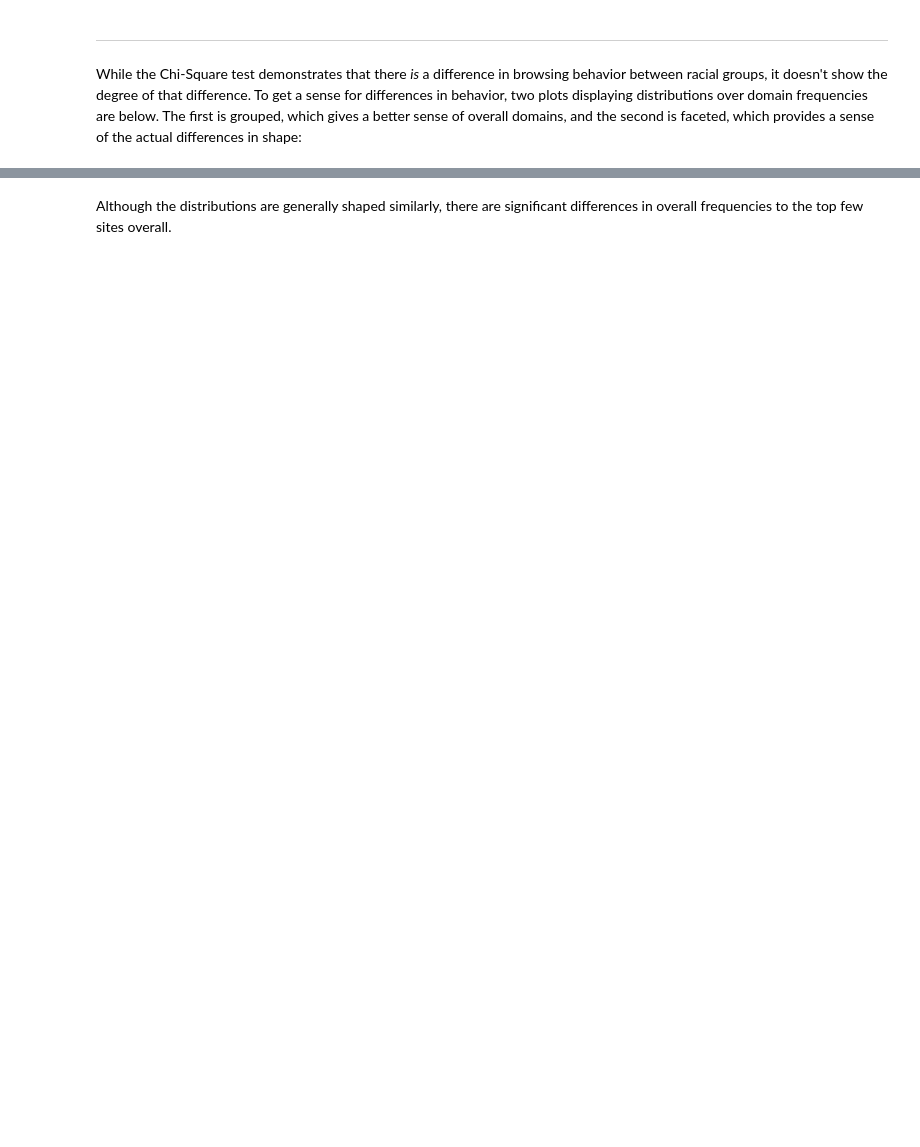
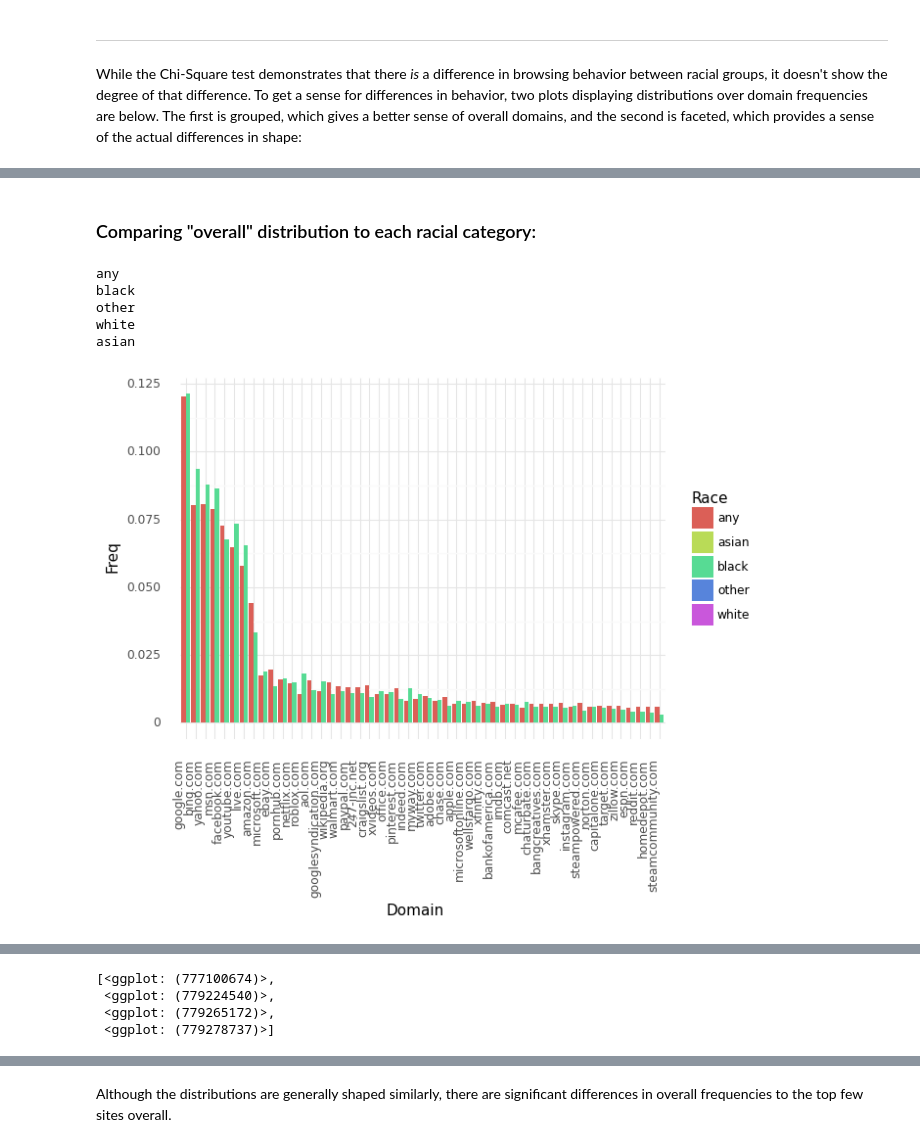
Before and after one commit to aberke/floc-analysis, a Jupyter notebook: notebooks/sensitivity-by-race-by-domain-visit-frequency.ipynb, the cells around one changed output, grey strips where cells are left out. Saved outputs shown, nothing was run; the diff lists cells and outputs as text; code cells hidden in the pictures; blank space fills up the shorter version.

```diff
--- a/notebooks/sensitivity-by-race-by-domain-visit-frequency.ipynb
+++ b/notebooks/sensitivity-by-race-by-domain-visit-frequency.ipynb
@@ -232,0 +284,25 @@ While the Chi-Square test demonstrates that there *is* a difference in browsing
+# %% [markdown]
+### Comparing "overall" distribution to each racial category:
+# %%
+plots = []
+for race in plot_df.race.unique():
+    print(race)
+
+    if race != 'any':
+        plots.append((plot_df
+         .query('race == @race | race == "any"')
+         .pipe(lambda x:
+             ggplot(x, aes(x='reorder(domain, -p)', y='p', fill='race')) +
+             geom_bar(stat='identity', position='dodge') +
+             theme_minimal() +
+             theme(axis_text_x=element_text(angle=90, vjust=1, hjust=1)) +
+             labs(x="Domain", y="Freq", fill="Race")
+        )))
+plots
+# %% [output]
+any
+black
+other
+white
+asian
+[figure, added]
@@ -232,0 +312,4 @@ While the Chi-Square test demonstrates that there *is* a difference in browsing
+[<ggplot: (777100674)>,
+ <ggplot: (779224540)>,
+ <ggplot: (779265172)>,
+ <ggplot: (779278737)>]
```
Also changed, not shown: parts of 12 cells of this notebook.
